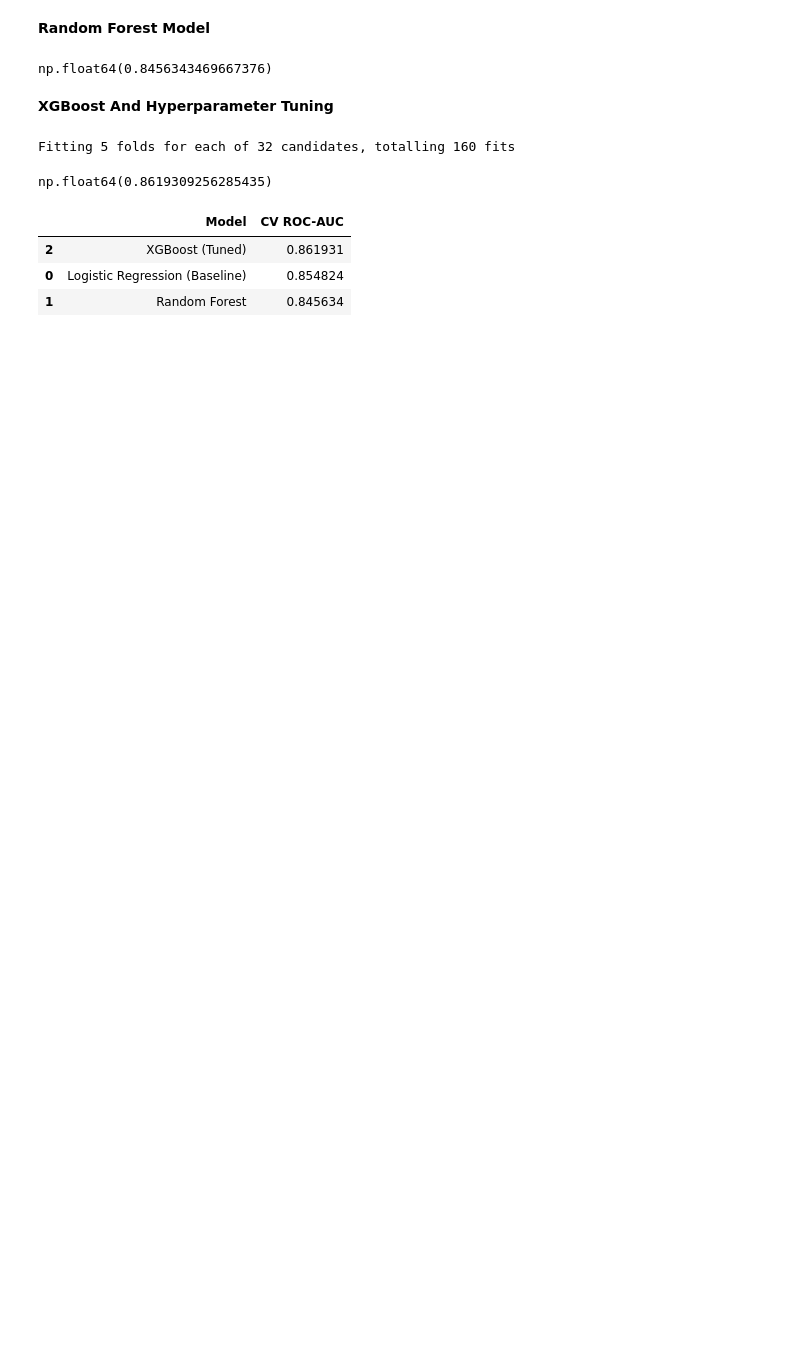
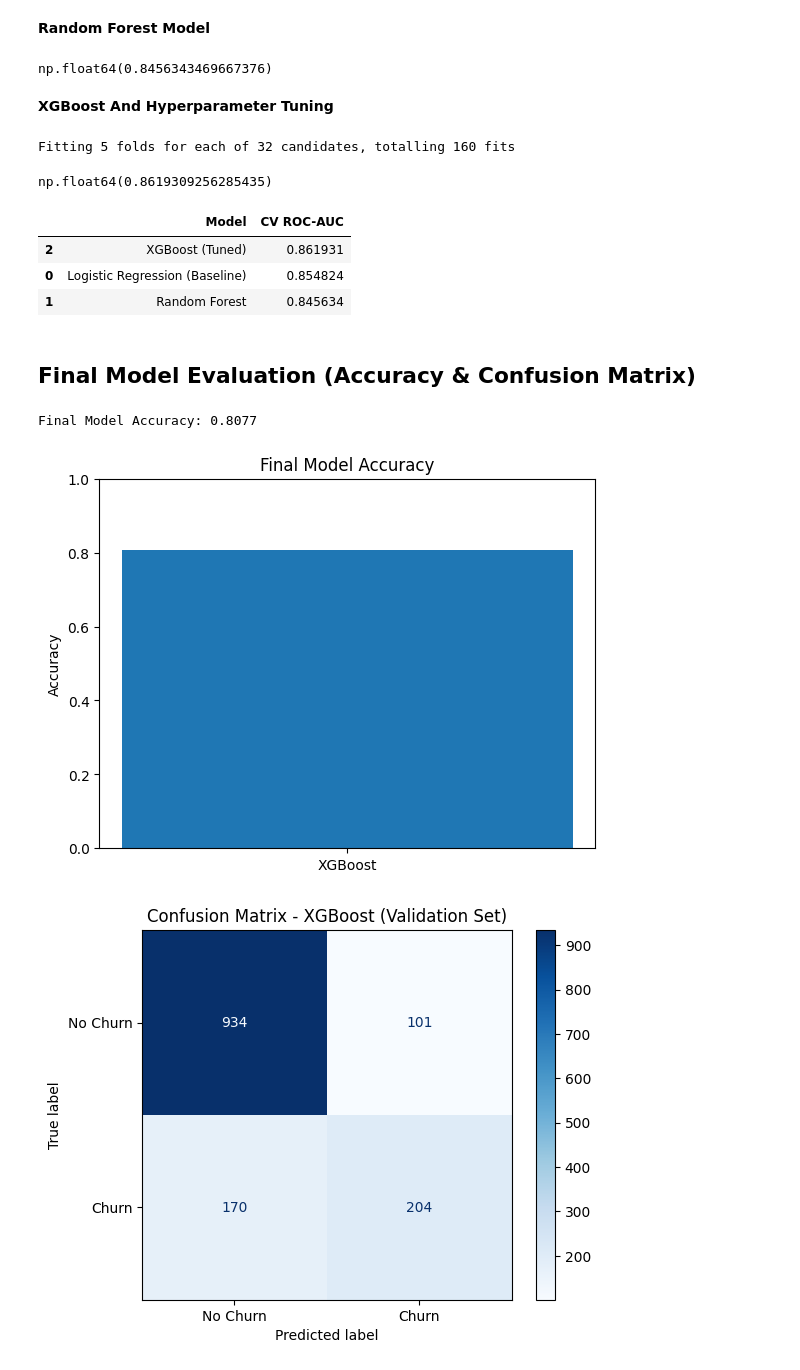
Before and after one commit to CodeInTheHorizon/predictive-customer-churn-xai, a Jupyter notebook: 02_modeling_and_evaluation.ipynb, the cells around one changed output. Drawn from its saved outputs; the diff is of its cells as text; code cells hidden in the pictures; blank space fills up the shorter version.

```diff
--- a/02_modeling_and_evaluation.ipynb
+++ b/02_modeling_and_evaluation.ipynb
@@ -274,3 +274,5 @@ comparison_df
 | 2 | XGBoost (Tuned) | 0.861931 |
 | 0 | Logistic Regression (Baseline) | 0.854824 |
 | 1 | Random Forest | 0.845634 |
+# %% [markdown]
+## Final Model Evaluation (Accuracy & Confusion Matrix)
@@ -276,0 +282,44 @@ comparison_df
+# %%
+
+PLOTS_DIR = f"{ARTIFACTS_DIR}/plots"
+os.makedirs(PLOTS_DIR, exist_ok=True)
+
+
+final_model = best_xgb_pipeline
+
+
+y_val_pred = final_model.predict(X_val)
+y_val_prob = final_model.predict_proba(X_val)[:, 1]
+
+
+# Accuracy
+
+final_accuracy = accuracy_score(y_val, y_val_pred)
+print(f"Final Model Accuracy: {final_accuracy:.4f}")
+
+plt.figure()
+plt.bar(["XGBoost"], [final_accuracy])
+plt.ylim(0, 1)
+plt.ylabel("Accuracy")
+plt.title("Final Model Accuracy")
+plt.savefig(f"{PLOTS_DIR}/xgb_accuracy.png", bbox_inches="tight")
+plt.show()
+
+
+# Confusion Matrix
+
+cm = confusion_matrix(y_val, y_val_pred)
+
+disp = ConfusionMatrixDisplay(
+    confusion_matrix=cm,
+    display_labels=["No Churn", "Churn"]
+)
+
+disp.plot(cmap="Blues", values_format="d")
+plt.title("Confusion Matrix - XGBoost (Validation Set)")
+plt.savefig(f"{PLOTS_DIR}/xgb_confusion_matrix.png", bbox_inches="tight")
+plt.show()
+# %% [output]
+Final Model Accuracy: 0.8077
+[figure, added]
+[figure, added]
```
Also changed, not shown: parts of 3 cells of this notebook.
